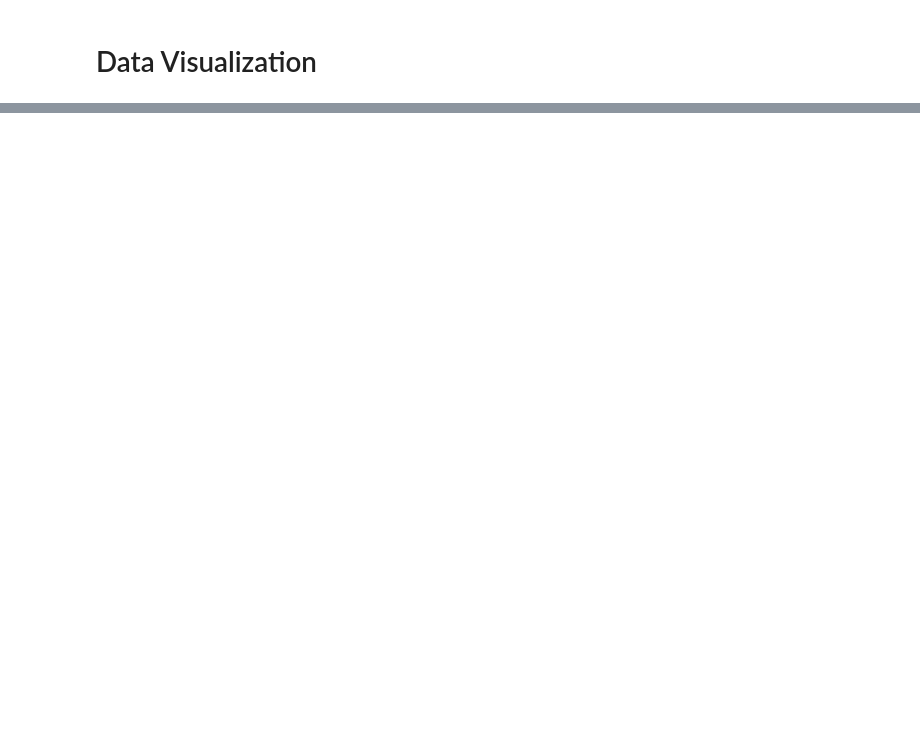
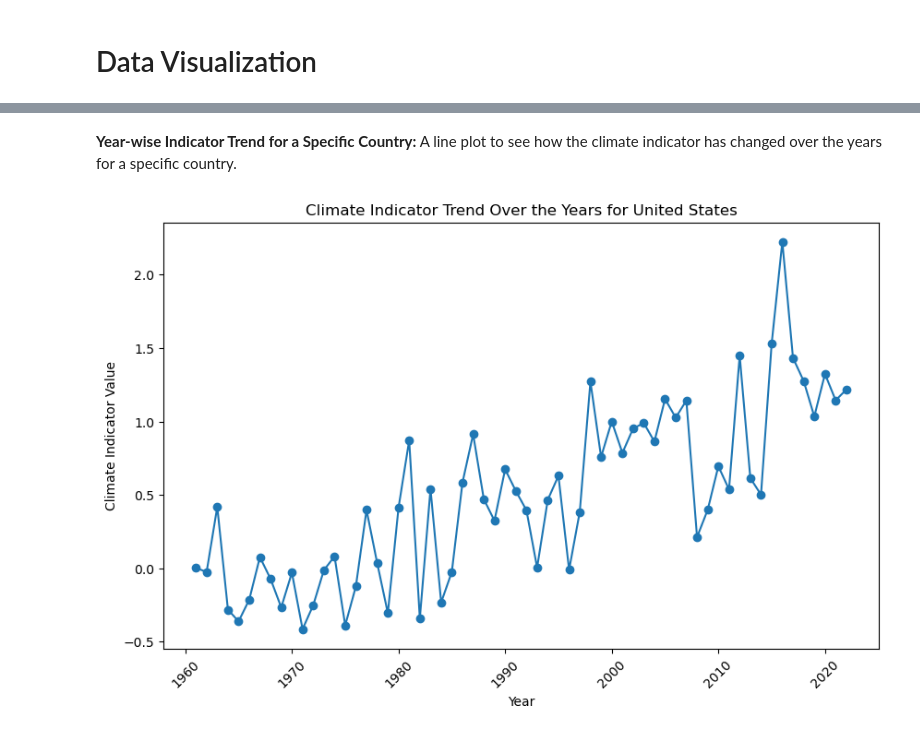
Before and after one commit to DeepInsightCoder/ML-Projects-Portfolio, a Jupyter notebook: IntroToMLBasics/EXPLORE DATASET .ipynb, the cells around one changed output, grey strips where cells are left out. Cells and saved outputs as stored; diff of their text form; code cells hidden in the pictures; blank space fills up the shorter version.

```diff
--- a/IntroToMLBasics/EXPLORE DATASET .ipynb
+++ b/IntroToMLBasics/EXPLORE DATASET .ipynb
@@ -103,0 +122,18 @@ filtered_df.head()
+# %%
+# The year columns
+year_columns = ['1961', '1962', '1963', '1964', '1965', '1966', '1967', '1968', '1969', '1970',
+                '1971', '1972', '1973', '1974', '1975', '1976', '1977', '1978', '1979', '1980',
+                '1981', '1982', '1983', '1984', '1985', '1986', '1987', '1988', '1989', '1990',
+                '1991', '1992', '1993', '1994', '1995', '1996', '1997', '1998', '1999', '2000',
+                '2001', '2002', '2003', '2004', '2005', '2006', '2007', '2008', '2009', '2010',
+                '2011', '2012', '2013', '2014', '2015', '2016', '2017', '2018', '2019', '2020',
+                '2021', '2022']
+# %%
+df_melted = pd.melt(df,
+                    id_vars=['Country_Name', 'Climate_Indicator', 'Measurement_Unit', 'Data_Source'],
+                    value_vars=year_columns,
+                    var_name='Year',
+                    value_name='Indicator_Value')
+# %%
+# Convert year column into numeric value
+df_melted['Year'] = pd.to_numeric(df_melted['Year'])
@@ -244,0 +234,16 @@ plt.show()
+# %% [markdown]
+**Year-wise Indicator Trend for a Specific Country:**
+A line plot to see how the climate indicator has changed over the years for a specific country.
+# %%
+country_name = 'United States'
+country_data = df_melted[df_melted['Country_Name'] == country_name]
+
+plt.figure(figsize=(10, 6))
+plt.plot(country_data['Year'], country_data['Indicator_Value'], marker='o')
+plt.title(f'Climate Indicator Trend Over the Years for {country_name}')
+plt.xlabel('Year')
+plt.ylabel('Climate Indicator Value')
+plt.xticks(rotation=45)
+plt.show()
+# %% [output]
+[figure, added]
```
Also changed, not shown: parts of 59 cells of this notebook, 1 other file.
